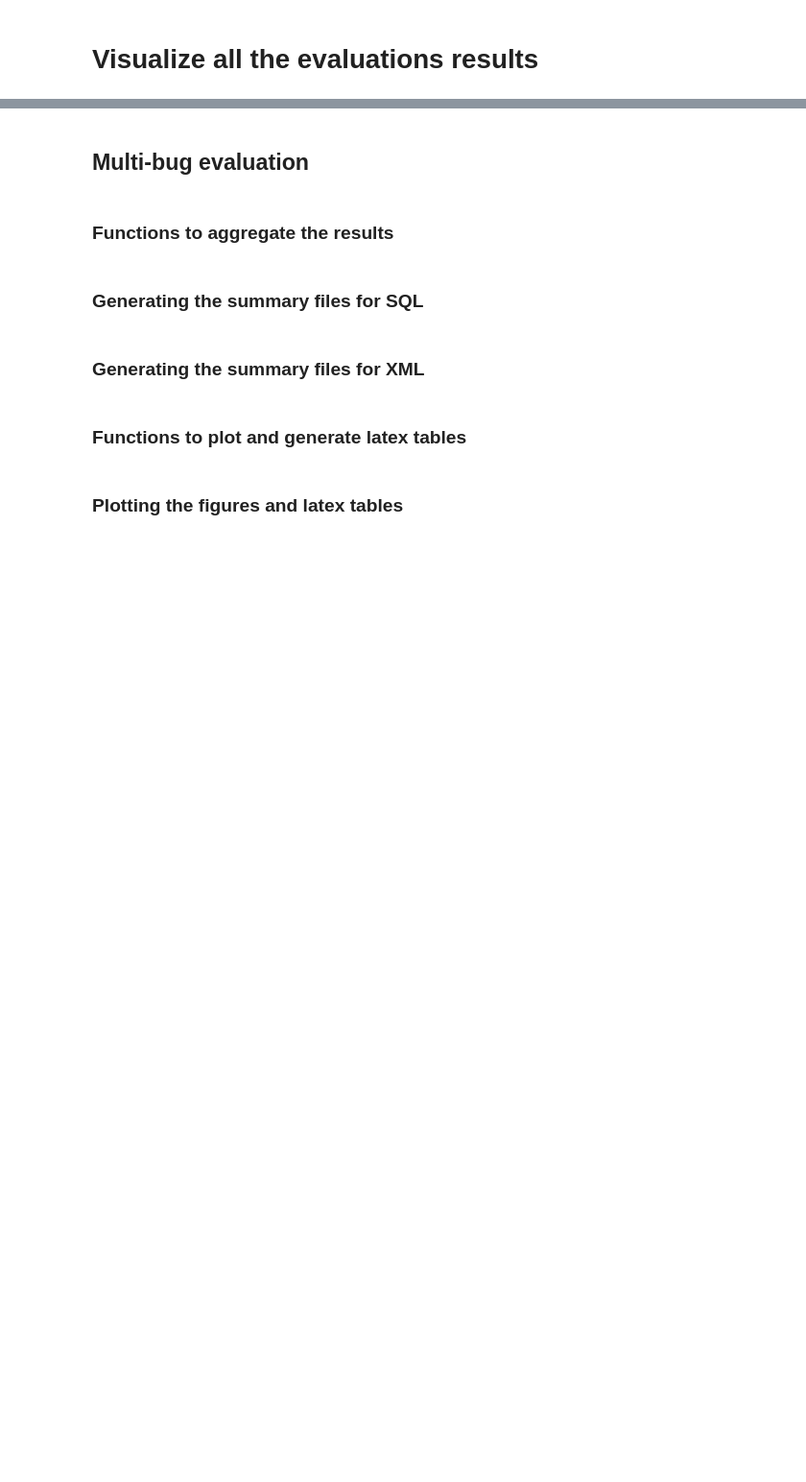
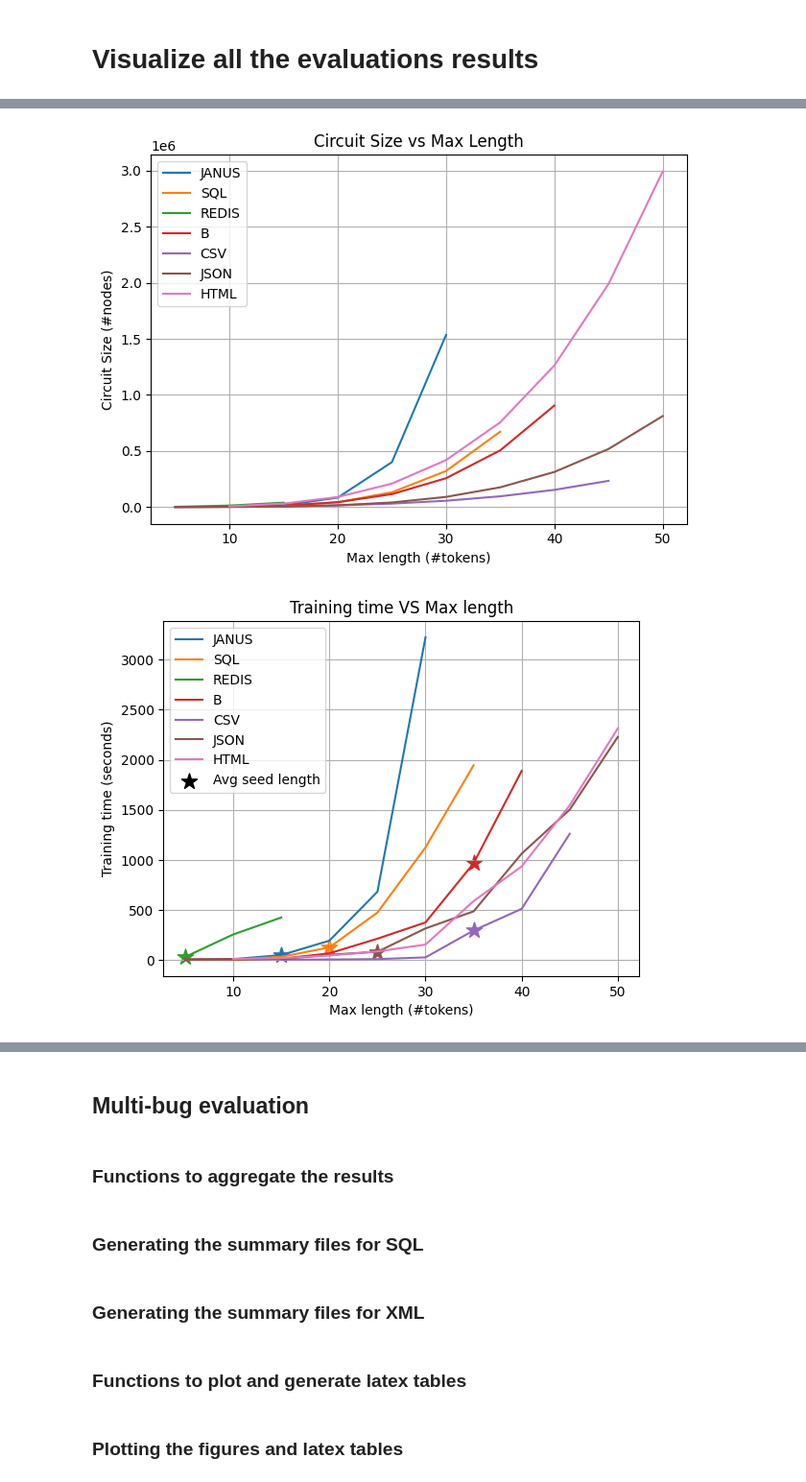
Before and after one commit to niMgnoeSeeL/ExplainFuzz, a Jupyter notebook: visualize_results_all_evaluations.ipynb, the cells around one changed output, grey strips where cells are left out. Shown at 96% size. Saved outputs shown, nothing was run; the diff lists cells and outputs as text; code cells hidden in the pictures; blank space fills up the shorter version.

```diff
--- a/visualize_eval_results.ipynb
+++ b/visualize_results_all_evaluations.ipynb
@@ -2,0 +518,11 @@
+# %%
+easy_domains = ["JANUS", "SQL", "REDIS", "B", "CSV", "JSON", "HTML"]
+compare_circuit_size(easy_domains, file_path_results_PC)
+compare_train_time(
+        easy_domains,
+        file_path_results_PC,
+        file_path_results_Seeds,
+    )
+# %% [output]
+[figure, added]
+[figure, added]
```
Also changed, not shown: parts of 30 cells of this notebook, 16 other files.
